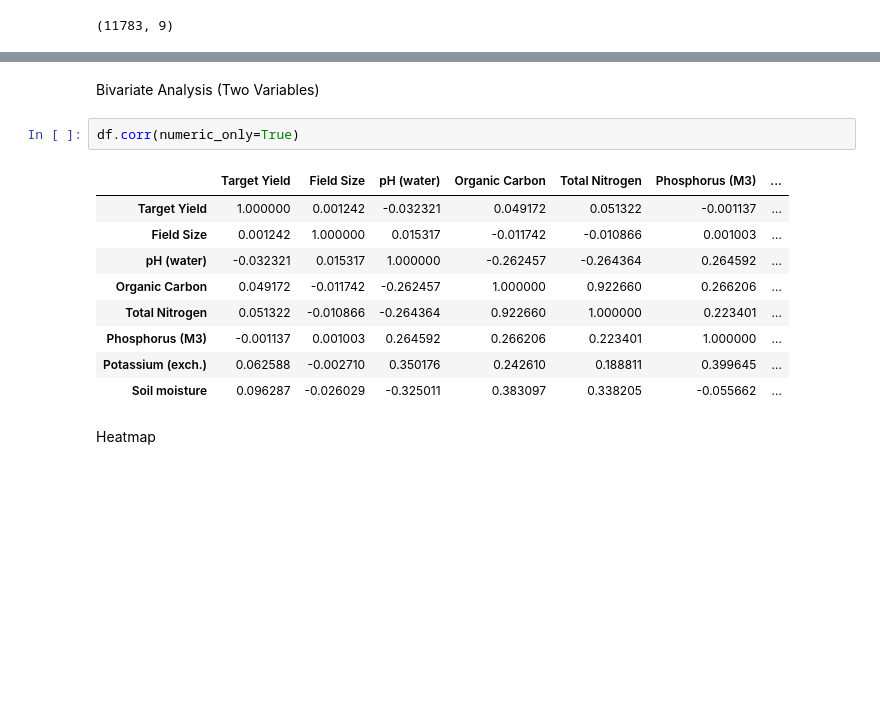
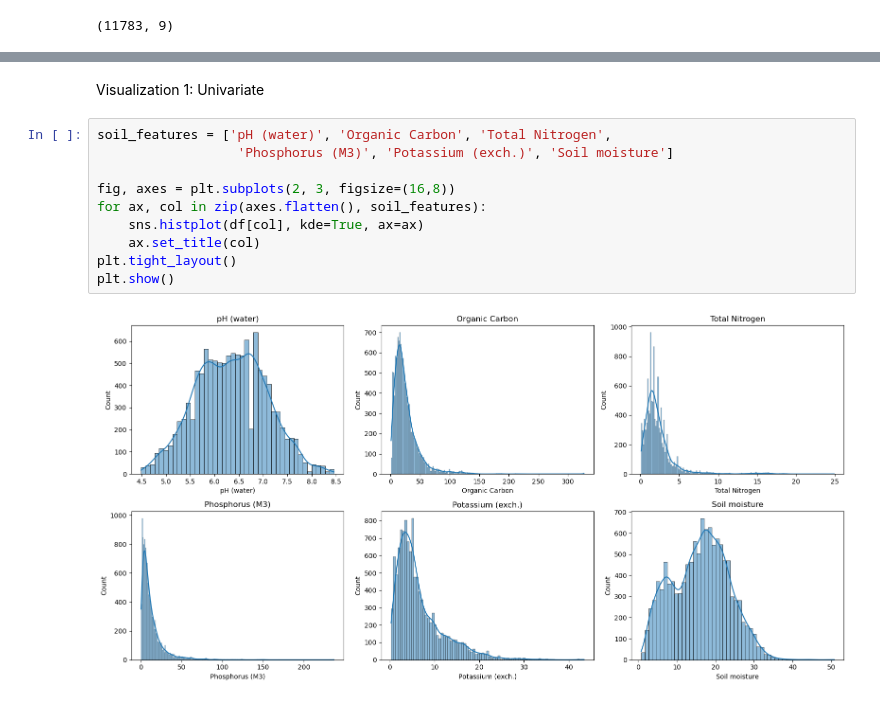
Before and after one commit to Esther-Margaret-Mwangi/Epochs, a Jupyter notebook: notebook/notebook.ipynb, the cells around one changed output, grey strips where cells are left out. Cells and saved outputs as stored; diff of their text form; blank space fills up the shorter version.

```diff
--- a/notebook/notebook.ipynb
+++ b/notebook/notebook.ipynb
@@ -936,16 +883,14 @@ plt.show()
-# %% [markdown]
-Bivariate Analysis (Two Variables)
-# %%
-df.corr(numeric_only=True)
-# %% [output]
-|  | Target Yield | Field Size | pH (water) | Organic Carbon | Total Nitrogen | Phosphorus (M3) | ... |
-| Target Yield | 1.000000 | 0.001242 | -0.032321 | 0.049172 | 0.051322 | -0.001137 | ... |
-| Field Size | 0.001242 | 1.000000 | 0.015317 | -0.011742 | -0.010866 | 0.001003 | ... |
-| pH (water) | -0.032321 | 0.015317 | 1.000000 | -0.262457 | -0.264364 | 0.264592 | ... |
-| Organic Carbon | 0.049172 | -0.011742 | -0.262457 | 1.000000 | 0.922660 | 0.266206 | ... |
-| Total Nitrogen | 0.051322 | -0.010866 | -0.264364 | 0.922660 | 1.000000 | 0.223401 | ... |
-| Phosphorus (M3) | -0.001137 | 0.001003 | 0.264592 | 0.266206 | 0.223401 | 1.000000 | ... |
-| Potassium (exch.) | 0.062588 | -0.002710 | 0.350176 | 0.242610 | 0.188811 | 0.399645 | ... |
-| Soil moisture | 0.096287 | -0.026029 | -0.325011 | 0.383097 | 0.338205 | -0.055662 | ... |
-# %% [markdown]
-Heatmap
+# %% [markdown]
+Visualization 1: Univariate
+# %%
+soil_features = ['pH (water)', 'Organic Carbon', 'Total Nitrogen',
+                  'Phosphorus (M3)', 'Potassium (exch.)', 'Soil moisture']
+
+fig, axes = plt.subplots(2, 3, figsize=(16,8))
+for ax, col in zip(axes.flatten(), soil_features):
+    sns.histplot(df[col], kde=True, ax=ax)
+    ax.set_title(col)
+plt.tight_layout()
+plt.show()
+# %% [output]
+[figure, added]
```
Also changed, not shown: parts of 18 cells of this notebook.
